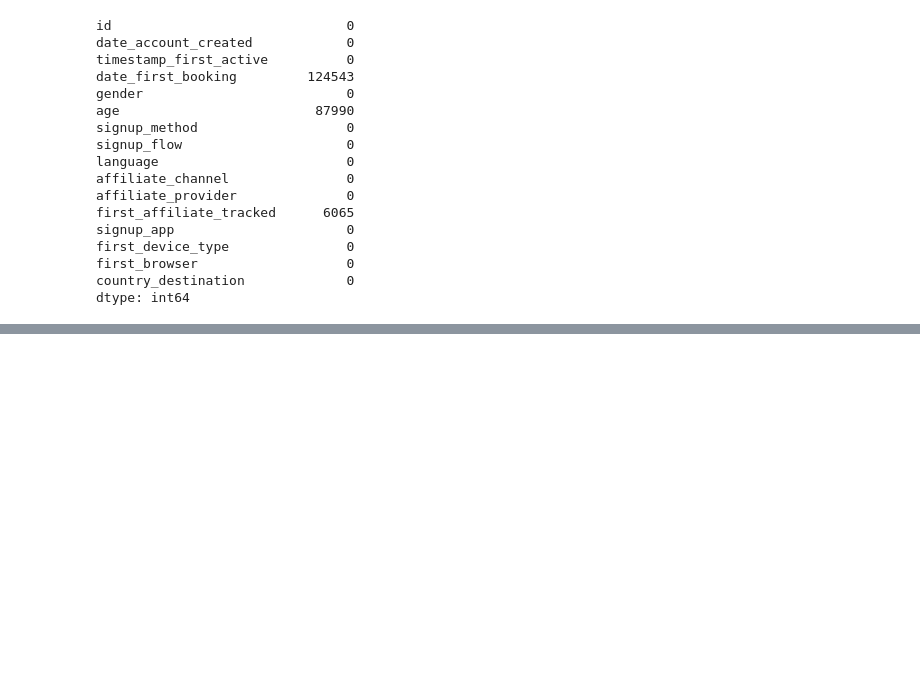
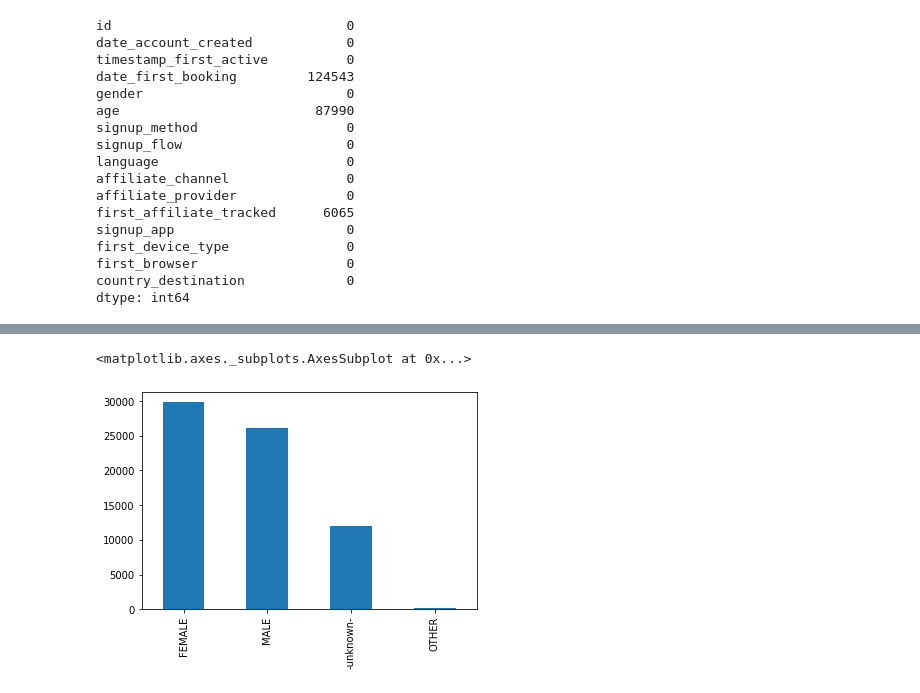
Before and after one commit to setyo-dwi-pratama/FGA-DTS-KOMINFO, a Jupyter notebook: Untitled10.ipynb, the cells around one changed output, grey strips where cells are left out. Drawn from its saved outputs; the diff is of its cells as text; code cells hidden in the pictures; blank space fills up the shorter version.

```diff
--- a/Untitled10.ipynb
+++ b/Untitled10.ipynb
@@ -91,0 +115,6 @@ df.head(15)
+# %%
+# Selisih waktu antara bikin akun pertama dengan pesen pertama kali, contohnya untuk 0 hari > dia membuat akun dan langsung memesan nya
+
+# Membuat Kolom baru (selisih)
+df['selisih_pesanan'] = df['date_first_booking']-df['date_account_created']
+df
@@ -91,0 +157,5 @@ df.head(15)
+# %%
+df.gender.value_counts().plot(kind='bar')
+# %% [output]
+<matplotlib.axes._subplots.AxesSubplot at 0x...>
+[figure, added]
```
Also changed, not shown: parts of 14 cells of this notebook.
